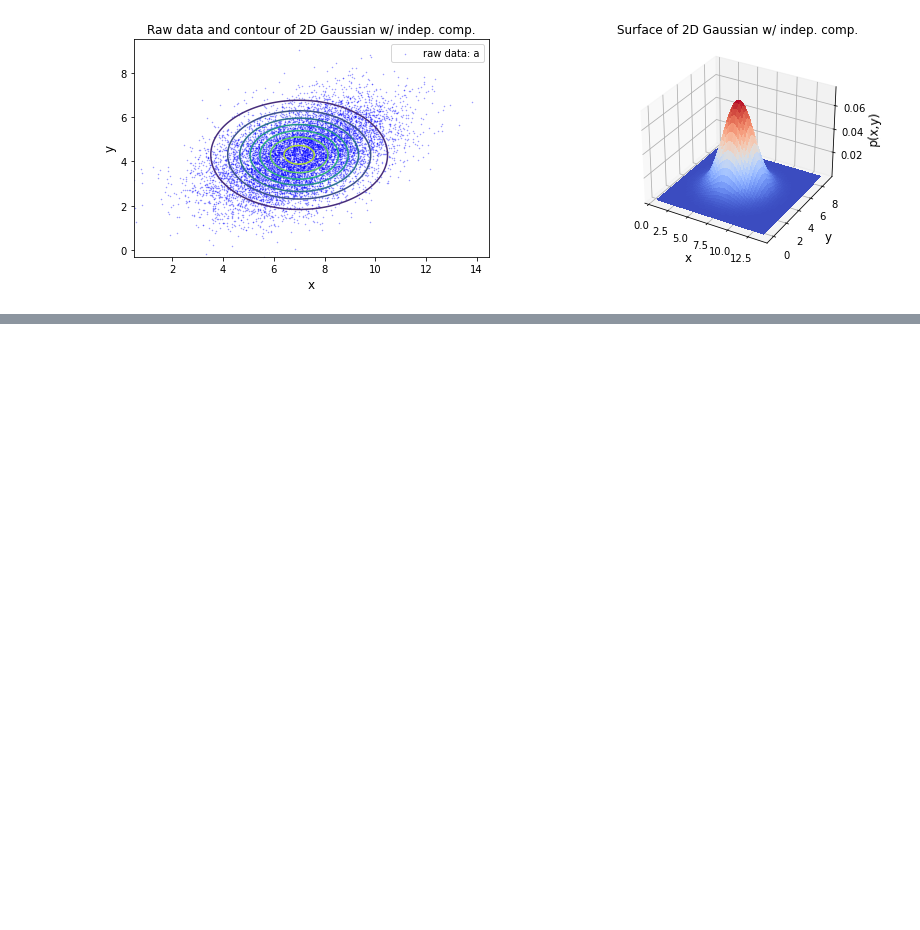
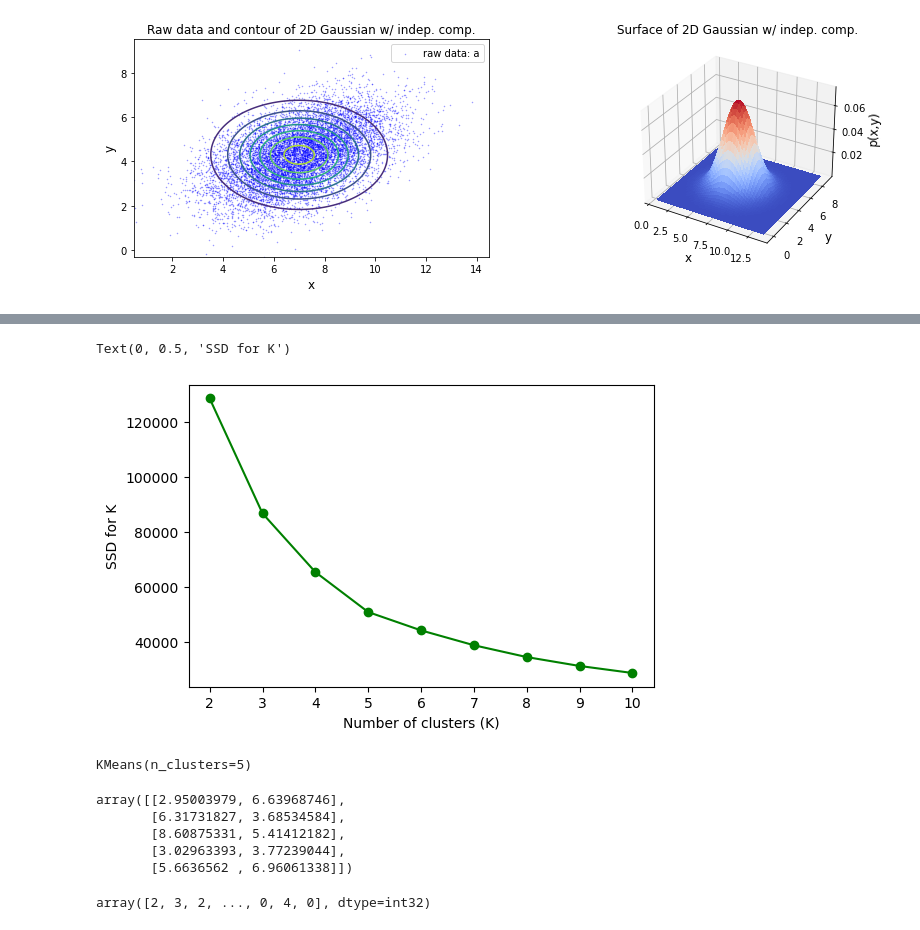
Before and after one commit to MarcoLandtHayen/exercises_patt_recog, a Jupyter notebook: notebooks/python/Practice_Sheet_4.ipynb, the cells around one changed output, grey strips where cells are left out. Cells and saved outputs as stored; diff of their text form; code cells hidden in the pictures; blank space fills up the shorter version.

Commit message:
Continue on 4th practice sheet

```diff
--- a/notebooks/python/Practice_Sheet_4.ipynb
+++ b/notebooks/python/Practice_Sheet_4.ipynb
@@ -123,0 +126,19 @@ This type of distribution only works in case of statistically independent compon
+# %%
+## Read txt file containing data set b.
+
+# Note: The entries are not uniquely separated. Have only one blank for negative values and two blanks, else.
+# Therefore, use one blank as separator, resulting in empty columns, that need to be removed afterwards.
+b = pd.read_csv("../../data/sheet4/b.txt", sep=' ', header=None)
+
+# Convert to numpy array:
+b = np.array(b)
+
+# Move negative entries to correct column:
+b[:,2][np.isnan(b[:,2])] = b[:,1][np.isnan(b[:,2])]
+b[:,4][np.isnan(b[:,4])] = b[:,3][np.isnan(b[:,4])]
+
+# Keep only desired columns, stack and swap axes to end up with correct dimensions:
+b = np.swapaxes(np.stack([b[:,2],b[:,4]]),0,1)
+
+# Check dimensions:
+print('dimensions of data set b:',b.shape)
@@ -123,0 +262,54 @@ This type of distribution only works in case of statistically independent compon
+# %%
+### Try k-means clustering: Use build-in sklearn functionality.
+
+## Find the optimal number of clusters using, e.g., the ellbow method.
+## Track the sum of squared distances (SSD) over the number of clusters.
+
+# Initialize storage for SSD:
+ssd = []
+
+# Loop over number of clusters:
+for k in range(2, 11):
+
+    # Initialize clustering:
+    kmeans_model = KMeans(n_clusters=k)
+
+    # Apply model to data set b:
+    kmeans_model.fit(b)
+
+    # Store resulting SSD:
+    ssd.append(kmeans_model.inertia_)
+# %%
+# Plot SSD over number of clusters:
+plt.figure(figsize=(6, 4), dpi=100)
+plt.plot(range(2, 11), ssd, color="green", marker="o")
+plt.xlabel("Number of clusters (K)")
+plt.ylabel("SSD for K")
+# %% [output]
+Text(0, 0.5, 'SSD for K')
+[figure, added]
+# %%
+## Looks like K=5 seems to be an appropriate number of clusters for data set b.
+## Repeat clustering for K=5:
+
+# Initialize clustering:
+kmeans_model = KMeans(n_clusters=5)
+
+# Apply model to data set b:
+kmeans_model.fit(b)
+# %% [output]
+KMeans(n_clusters=5)
+# %%
+# Get cluster centers:
+kmeans_model.cluster_centers_
+# %% [output]
+array([[2.95003979, 6.63968746],
+       [6.31731827, 3.68534584],
+       [8.60875331, 5.41412182],
+       [3.02963393, 3.77239044],
+       [5.6636562 , 6.96061338]])
+# %%
+# Get labels:
+kmeans_model.labels_
+# %% [output]
+array([2, 3, 2, ..., 0, 4, 0], dtype=int32)
```
Also changed, not shown: parts of 15 cells of this notebook.
